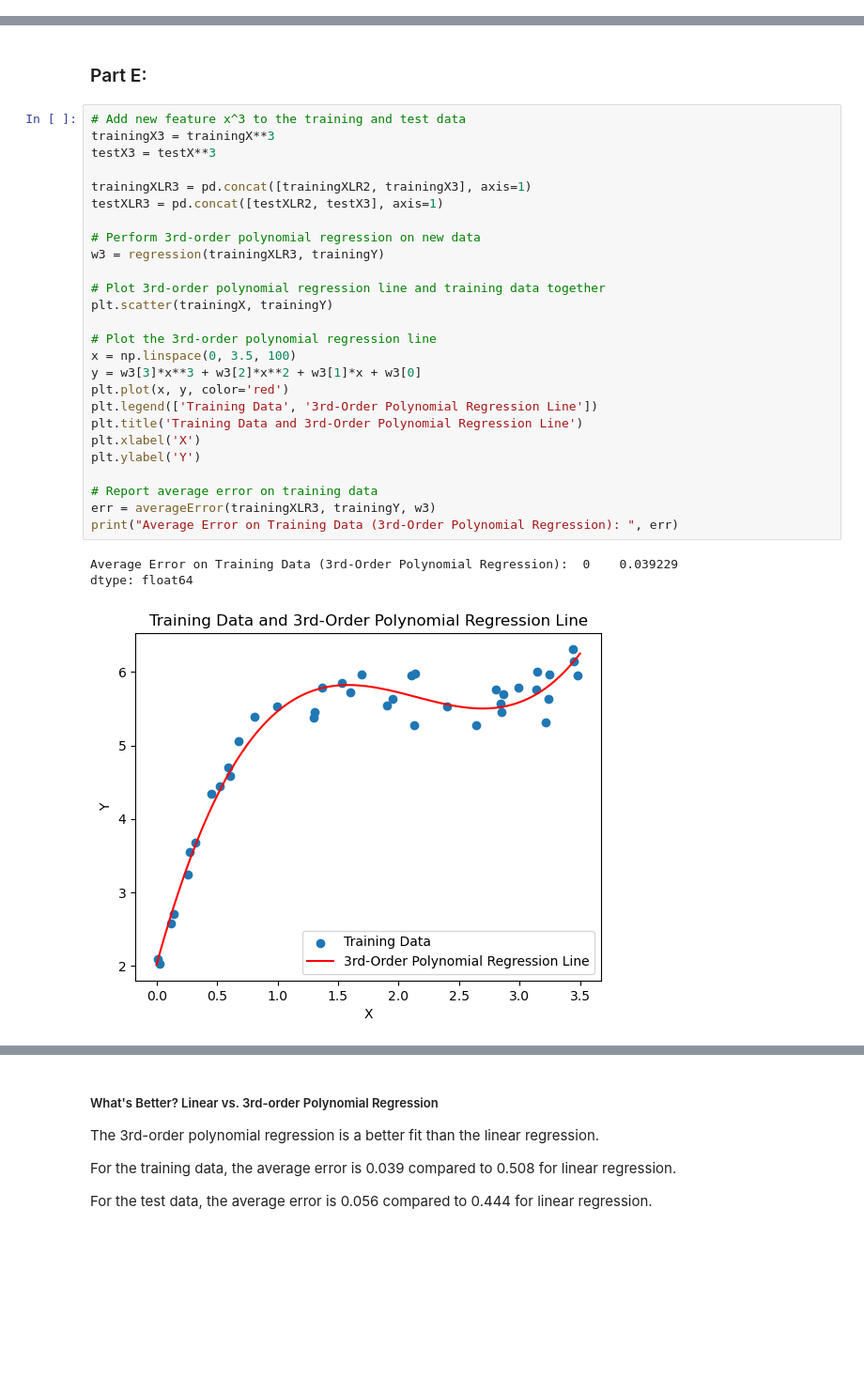
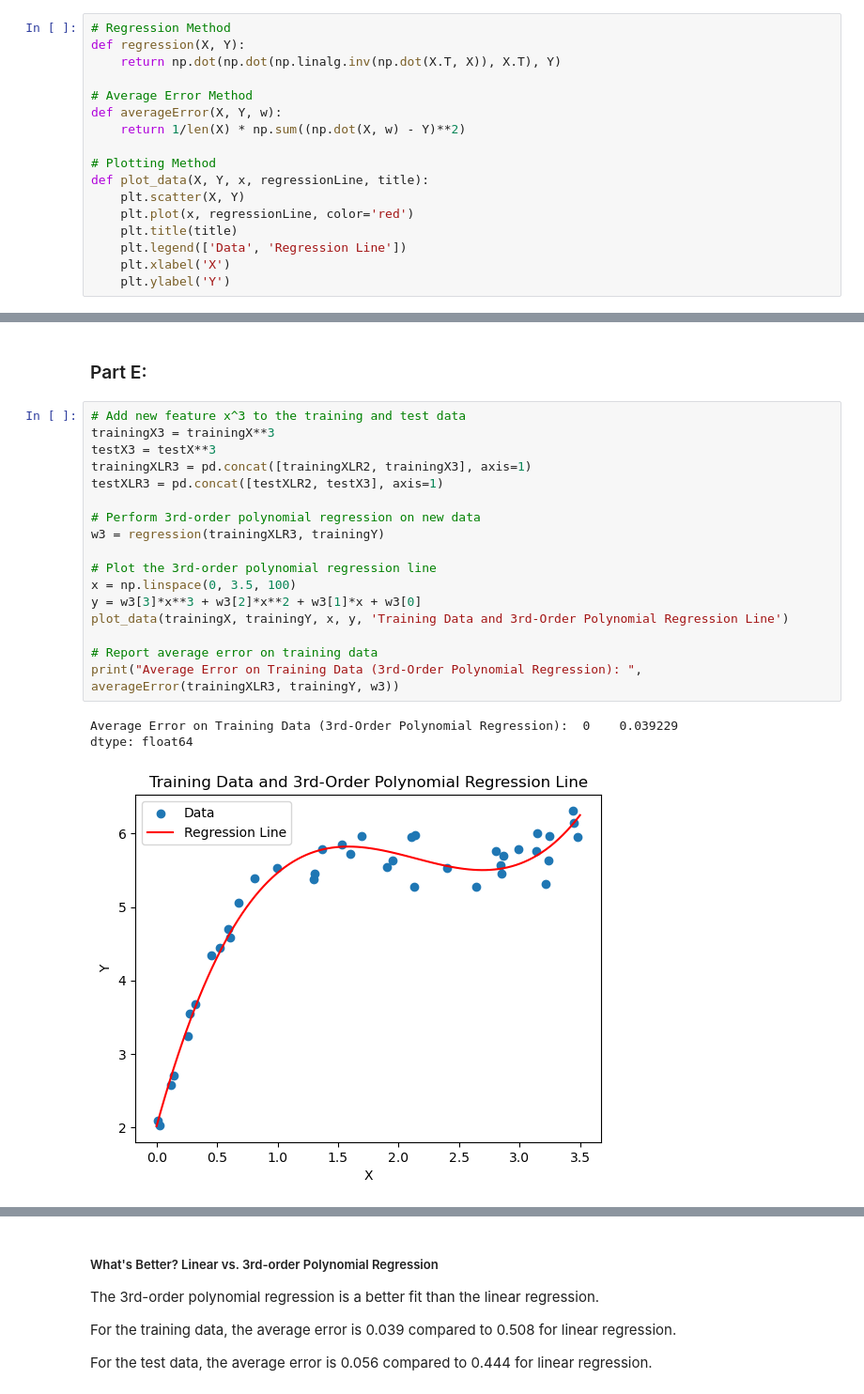
Before and after one commit to rgavigan/cs4442, a Jupyter notebook: assign1/assignment1.ipynb, the cells around one changed output, grey strips where cells are left out. Shown at 94% size. Drawn from its saved outputs; the diff is of its cells as text; blank space fills up the shorter version.

```diff
--- a/assign1/assignment1.ipynb
+++ b/assign1/assignment1.ipynb
@@ -143,0 +112,17 @@ dtype: float64
+# %%
+# Regression Method
+def regression(X, Y):
+    return np.dot(np.dot(np.linalg.inv(np.dot(X.T, X)), X.T), Y)
+
+# Average Error Method
+def averageError(X, Y, w):
+    return 1/len(X) * np.sum((np.dot(X, w) - Y)**2)
+
+# Plotting Method
+def plot_data(X, Y, x, regressionLine, title):
+    plt.scatter(X, Y)
+    plt.plot(x, regressionLine, color='red')
+    plt.title(title)
+    plt.legend(['Data', 'Regression Line'])
+    plt.xlabel('X')
+    plt.ylabel('Y')
@@ -220,31 +201,22 @@ It is better to fit the linear regression line over the 2nd-order regression lin
 # %%
 # Add new feature x^3 to the training and test data
 trainingX3 = trainingX**3
 testX3 = testX**3
-
 trainingXLR3 = pd.concat([trainingXLR2, trainingX3], axis=1)
 testXLR3 = pd.concat([testXLR2, testX3], axis=1)
 
 # Perform 3rd-order polynomial regression on new data
 w3 = regression(trainingXLR3, trainingY)
 
-# Plot 3rd-order polynomial regression line and training data together
-plt.scatter(trainingX, trainingY)
-
 # Plot the 3rd-order polynomial regression line
 x = np.linspace(0, 3.5, 100)
 y = w3[3]*x**3 + w3[2]*x**2 + w3[1]*x + w3[0]
-plt.plot(x, y, color='red')
-plt.legend(['Training Data', '3rd-Order Polynomial Regression Line'])
-plt.title('Training Data and 3rd-Order Polynomial Regression Line')
-plt.xlabel('X')
-plt.ylabel('Y')
+plot_data(trainingX, trainingY, x, y, 'Training Data and 3rd-Order Polynomial Regression Line')
 
 # Report average error on training data
-err = averageError(trainingXLR3, trainingY, w3)
-print("Average Error on Training Data (3rd-Order Polynomial Regression): ", err)
+print("Average Error on Training Data (3rd-Order Polynomial Regression): ", averageError(trainingXLR3, trainingY, w3))
 # %% [output]
 Average Error on Training Data (3rd-Order Polynomial Regression):  0    0.039229
 dtype: float64
-[figure, old version]
+[figure, new version]
 # %%
```
Also changed, not shown: parts of 12 cells of this notebook.
